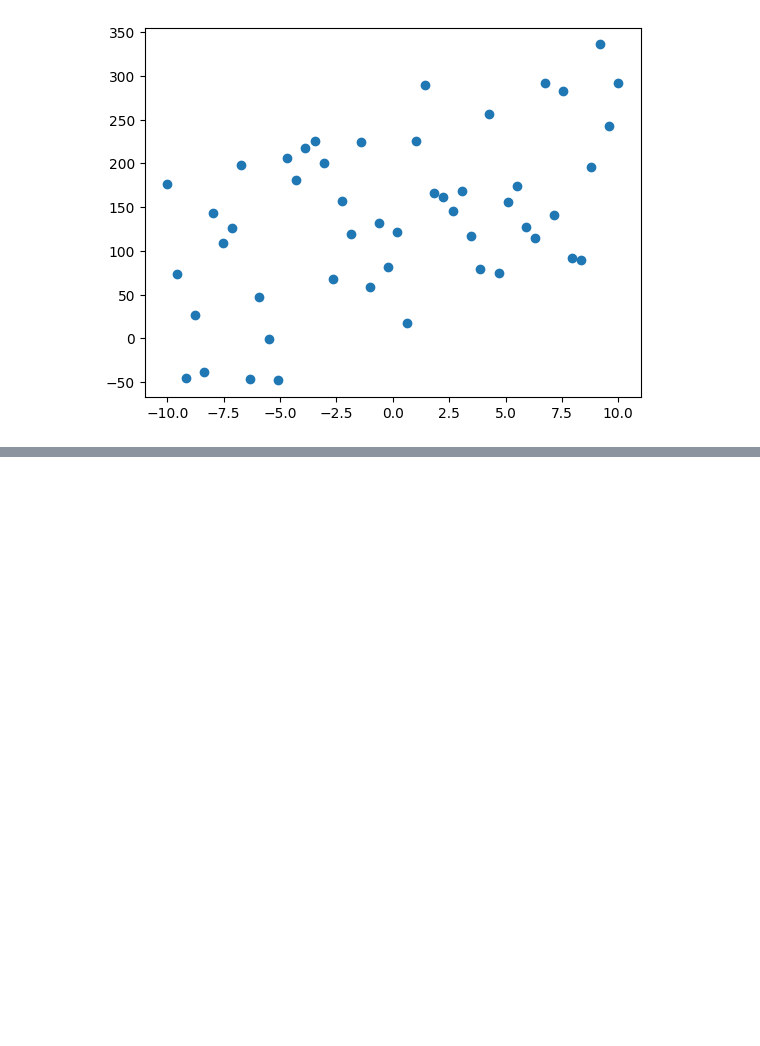
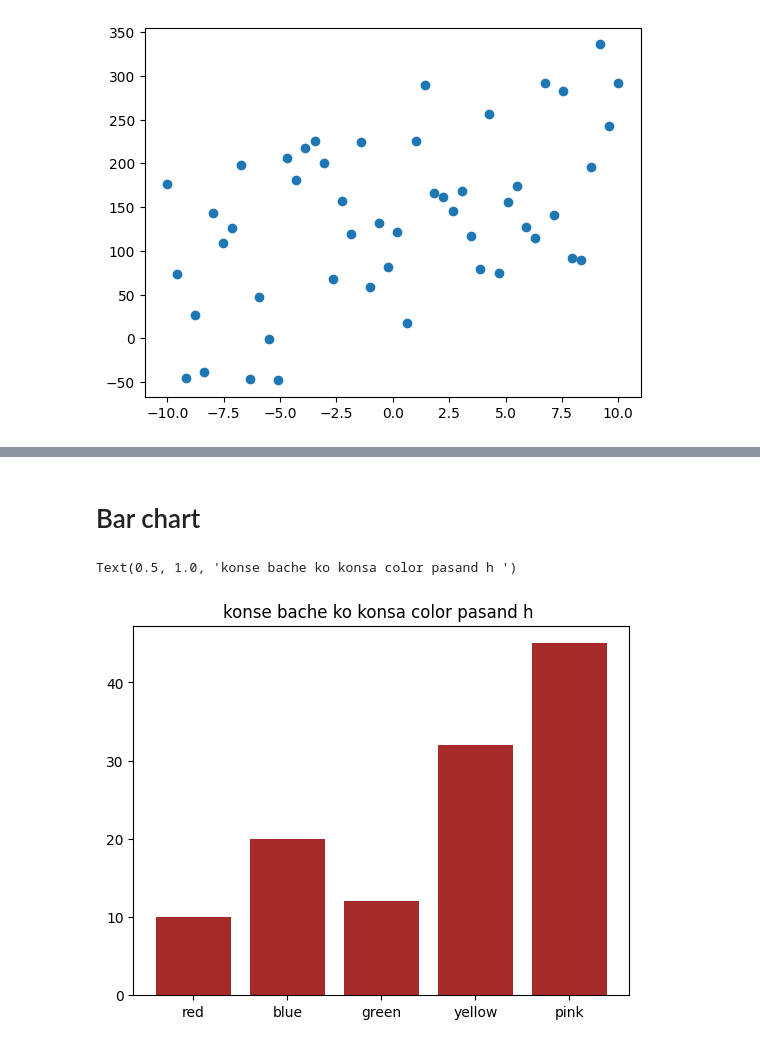
Before and after one commit to thesujalgaur/DATA-SCIENCE-Personal, a Jupyter notebook: Matplotlib/matplotlib.ipynb, the cells around one changed output, grey strips where cells are left out. Drawn from its saved outputs; the diff is of its cells as text; code cells hidden in the pictures; blank space fills up the shorter version.

```diff
--- a/Matplotlib/matplotlib.ipynb
+++ b/Matplotlib/matplotlib.ipynb
@@ -109,0 +154,11 @@ plt.scatter(x,y)
+# %% [markdown]
+# Bar chart
+# %%
+#simple bar chart
+children=[10,20,12,32,45]
+colors=['red','blue','green','yellow','pink']
+plt.bar(colors,children,color='brown')
+plt.title('konse bache ko konsa color pasand h ')
+# %% [output]
+Text(0.5, 1.0, 'konse bache ko konsa color pasand h ')
+[figure, added]
```
Also changed, not shown: parts of 28 cells of this notebook, 1 other file.
